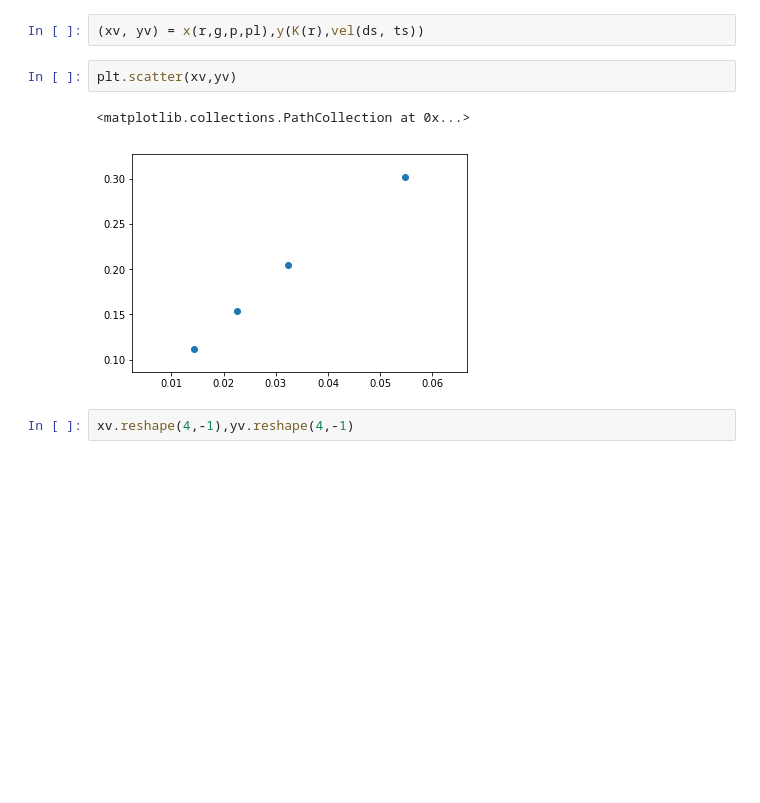
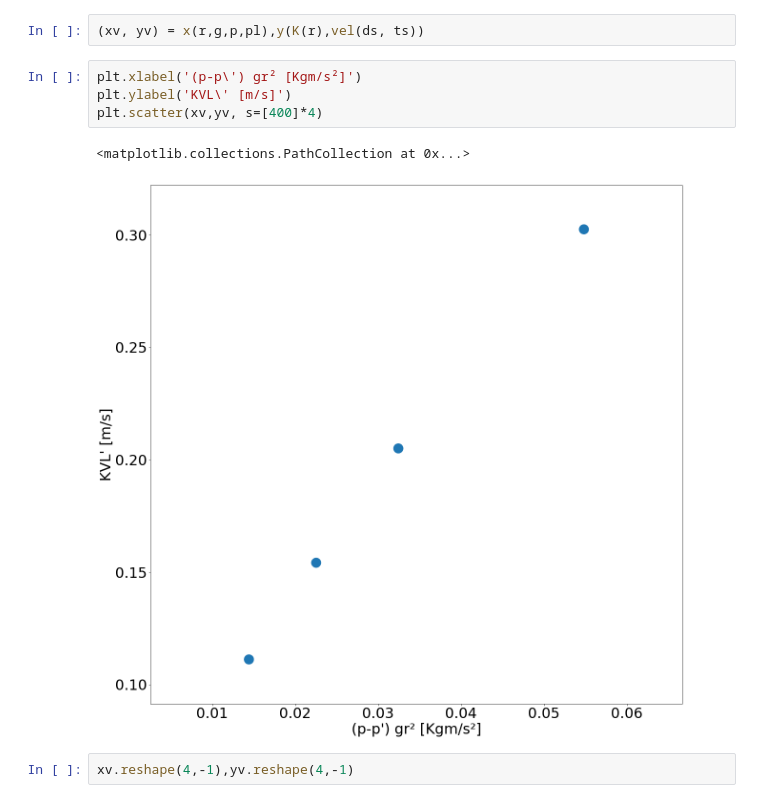
Before and after one commit to tiagodalloca/f229, a Jupyter notebook: experimento 4/exp4_notebook.ipynb, the cells around one changed output. Cells and saved outputs as stored; diff of their text form; blank space fills up the shorter version.

```diff
--- a/experimento 4/exp4_notebook.ipynb
+++ b/experimento 4/exp4_notebook.ipynb
@@ -125,11 +185,13 @@ $$u_{K1} = u_{K2} = u_{K3} = u_{K4} = 0.0001 $$
 ## Regressão linear
 # %%
 (xv, yv) = x(r,g,p,pl),y(K(r),vel(ds, ts))
-# %%
-plt.scatter(xv,yv)
-# %% [output]
-<matplotlib.collections.PathCollection at 0x...>
-[figure, removed]
+# %%
+plt.xlabel('(p-p\') gr² [Kgm/s²]')
+plt.ylabel('KVL\' [m/s]')
+plt.scatter(xv,yv, s=[400]*4)
+# %% [output]
+<matplotlib.collections.PathCollection at 0x...>
+[figure, added]
 # %%
 xv.reshape(4,-1),yv.reshape(4,-1)
 # %% [output]
```
Also changed, not shown: parts of 15 cells of this notebook.
